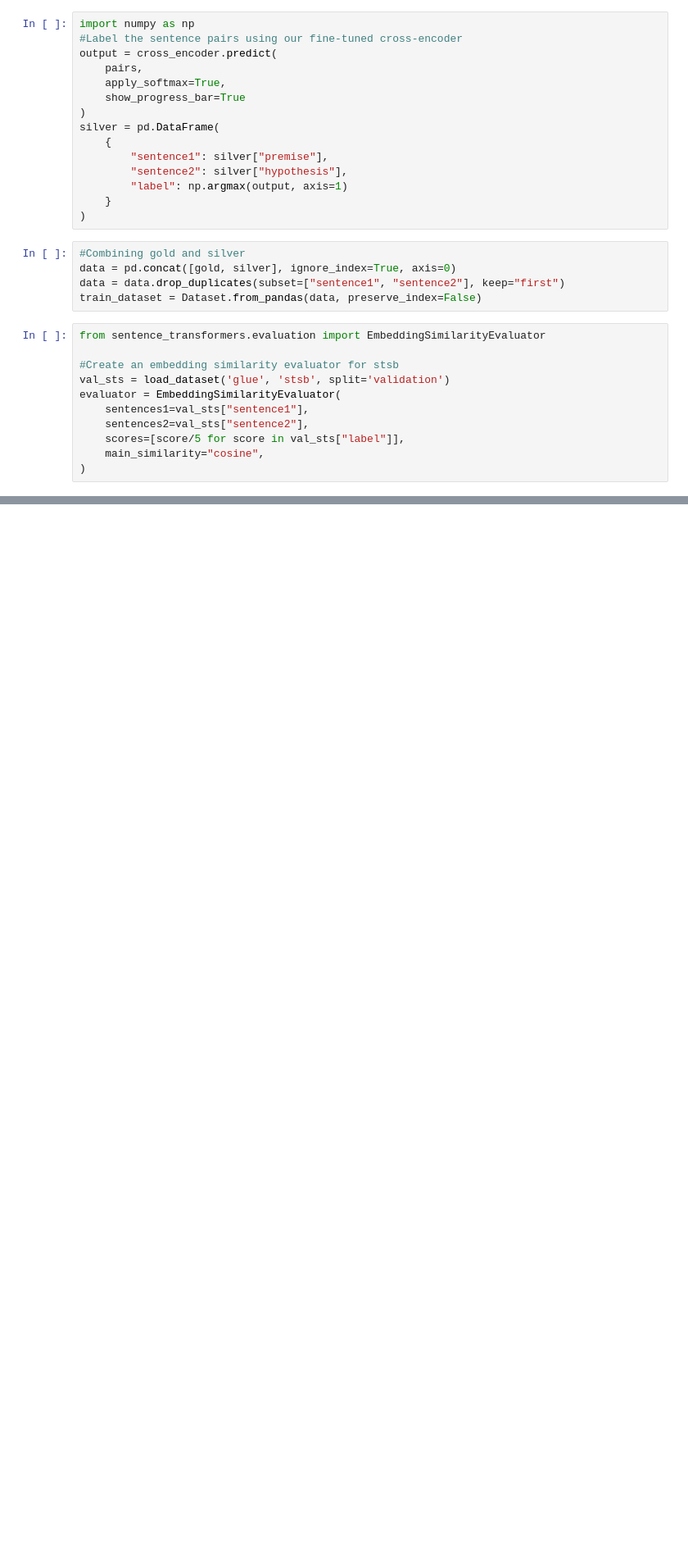
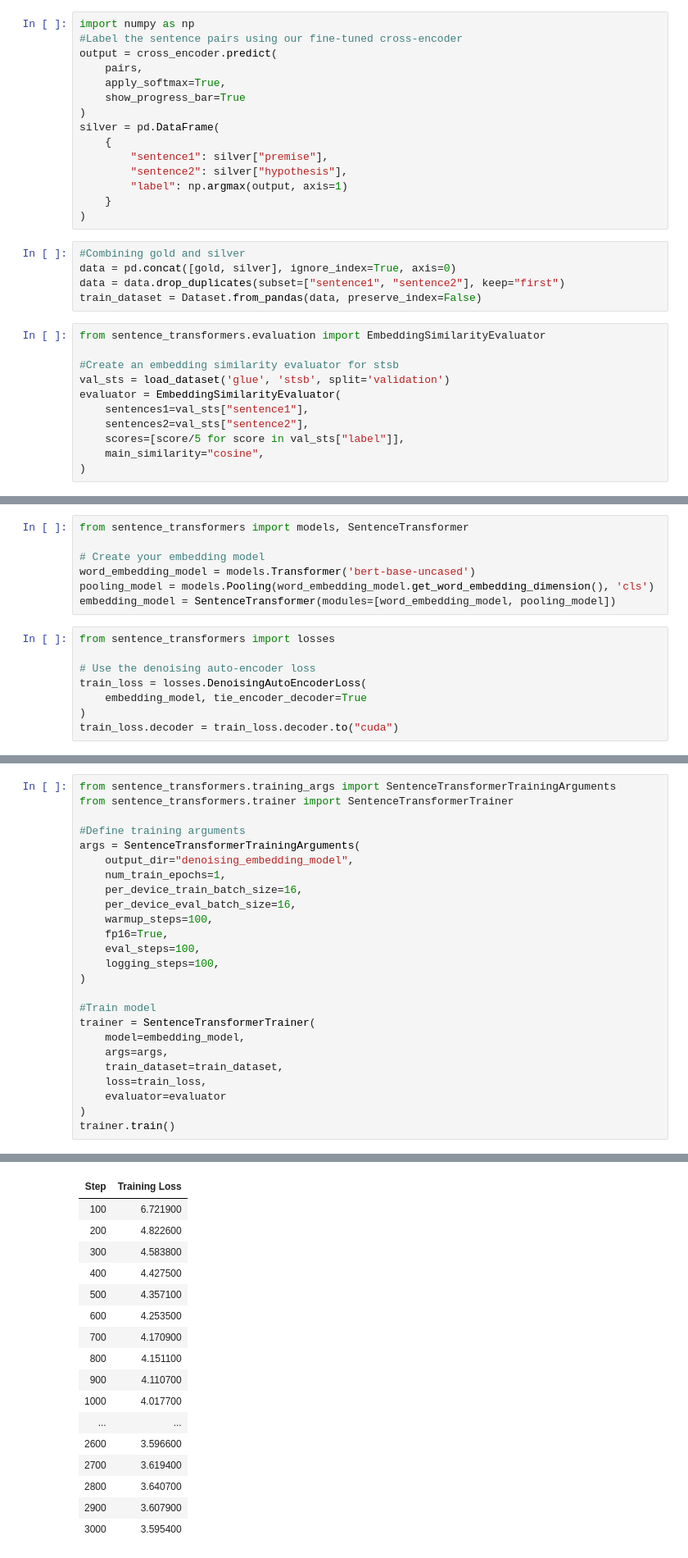
Before and after one commit to Samin-Sadaf7/Book-of-LLMs, a Jupyter notebook: HandsOnLLM_10.ipynb, the cells around one changed output, grey strips where cells are left out. Shown: that part at 82% size. Saved outputs shown, nothing was run; the diff lists cells and outputs as text; blank space fills up the shorter version.

Commit message:
Unsupervised Learning using transformer based sequential denoising auto encoder(tsdae)

```diff
--- a/HandsOnLLM_10.ipynb
+++ b/HandsOnLLM_10.ipynb
@@ -535,0 +583,15 @@ evaluator(embedding_model)
+# %%
+from sentence_transformers import models, SentenceTransformer
+
+# Create your embedding model
+word_embedding_model = models.Transformer('bert-base-uncased')
+pooling_model = models.Pooling(word_embedding_model.get_word_embedding_dimension(), 'cls')
+embedding_model = SentenceTransformer(modules=[word_embedding_model, pooling_model])
+# %%
+from sentence_transformers import losses
+
+# Use the denoising auto-encoder loss
+train_loss = losses.DenoisingAutoEncoderLoss(
+    embedding_model, tie_encoder_decoder=True
+)
+train_loss.decoder = train_loss.decoder.to("cuda")
@@ -535,0 +602,26 @@ evaluator(embedding_model)
+# %%
+from sentence_transformers.training_args import SentenceTransformerTrainingArguments
+from sentence_transformers.trainer import SentenceTransformerTrainer
+
+#Define training arguments
+args = SentenceTransformerTrainingArguments(
+    output_dir="denoising_embedding_model",
+    num_train_epochs=1,
+    per_device_train_batch_size=16,
+    per_device_eval_batch_size=16,
+    warmup_steps=100,
+    fp16=True,
+    eval_steps=100,
+    logging_steps=100,
+)
+
+#Train model
+trainer = SentenceTransformerTrainer(
+    model=embedding_model,
+    args=args,
+    train_dataset=train_dataset,
+    loss=train_loss,
+    evaluator=evaluator
+)
+trainer.train()
+# %% [output]
@@ -535,0 +630,17 @@ evaluator(embedding_model)
+| Step | Training Loss |
+| 100 | 6.721900 |
+| 200 | 4.822600 |
+| 300 | 4.583800 |
+| 400 | 4.427500 |
+| 500 | 4.357100 |
+| 600 | 4.253500 |
+| 700 | 4.170900 |
+| 800 | 4.151100 |
+| 900 | 4.110700 |
+| 1000 | 4.017700 |
+| ... | ... |
+| 2600 | 3.596600 |
+| 2700 | 3.619400 |
+| 2800 | 3.640700 |
+| 2900 | 3.607900 |
+| 3000 | 3.595400 |
```
Also changed, not shown: parts of 10 cells of this notebook.
